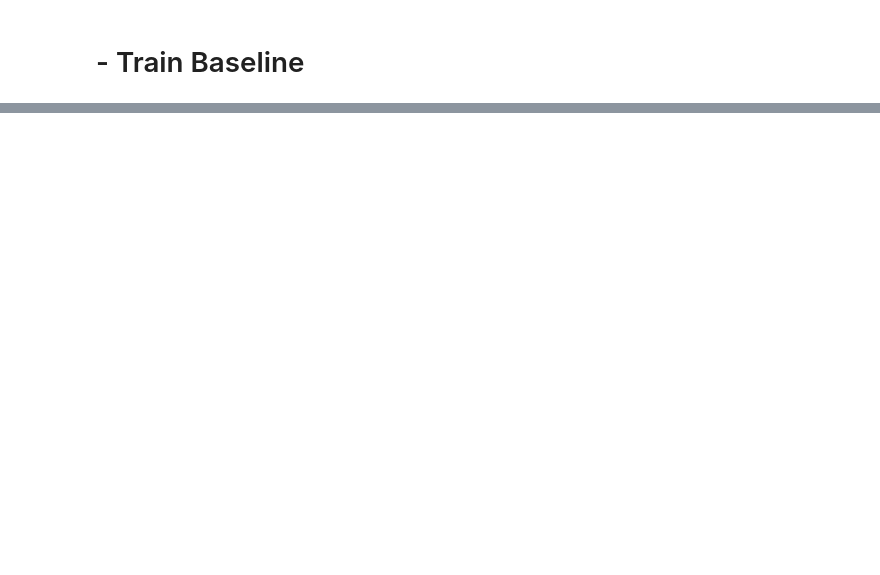
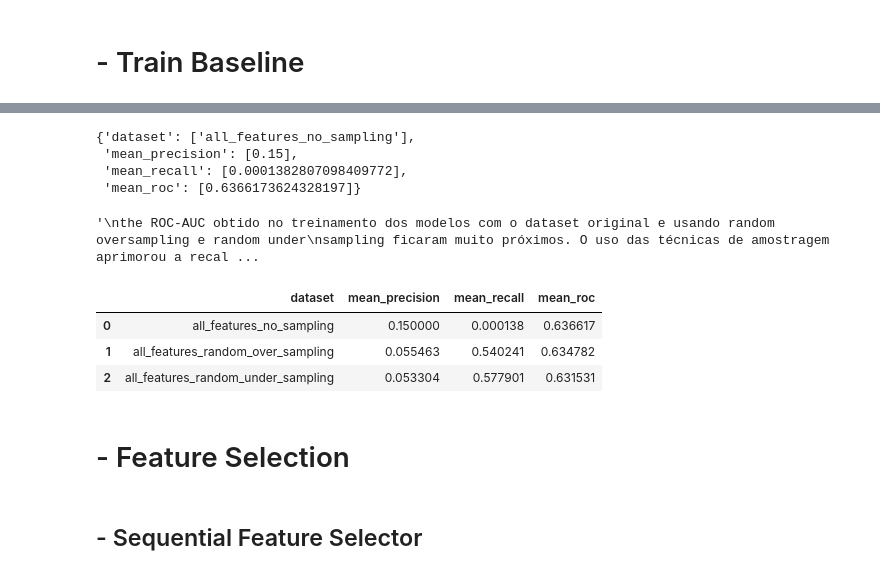
Before and after one commit to RodolfoPCruz/insurance-safe-driver-prediction, a Jupyter notebook: insurance_claim_prediction.ipynb, the cells around one changed output, grey strips where cells are left out. Saved outputs shown, nothing was run; the diff lists cells and outputs as text; code cells hidden in the pictures; blank space fills up the shorter version.

```diff
--- a/insurance_claim_prediction.ipynb
+++ b/insurance_claim_prediction.ipynb
@@ -1344,0 +1438,3 @@ NameError: name 'StratifiedKFold' is not defined
+# %%
+#Treinar modelos com dataset balanceado usado random undersampling
+results_random_under_sampling=train_baseline(x_pre_processed,y_train,models,RandomUnderSampler())
@@ -1344,0 +1461,34 @@ NameError: name 'StratifiedKFold' is not defined
+# %%
+#Calcular a média dos resultados obtidos com cross validation
+results_LGBM_brief=update_dictionary(results_no_sampling,'all_features_no_sampling')
+# %%
+results_LGBM_brief
+# %% [output]
+{'dataset': ['all_features_no_sampling'],
+ 'mean_precision': [0.15],
+ 'mean_recall': [0.0001382807098409772],
+ 'mean_roc': [0.6366173624328197]}
+# %%
+results_LGBM_brief=update_dictionary(results_random_over_sampling,'all_features_random_over_sampling',
+                                     results_LGBM_brief)
+# %%
+results_LGBM_brief=update_dictionary(results_random_under_sampling,'all_features_random_under_sampling'
+                                     ,results_LGBM_brief)
+# %%
+"""
+the ROC-AUC obtido no treinamento dos modelos com o dataset original e usando random oversampling e random under
+sampling ficaram muito próximos. O uso das técnicas de amostragem aprimorou a recall, mas a precisão degradou.
+"""
+# %% [output]
+'\nthe ROC-AUC obtido no treinamento dos modelos com o dataset original e usando random oversampling e random under\nsampling ficaram muito próximos. O uso das técnicas de amostragem aprimorou a recal ...
+# %%
+pd.DataFrame(results_LGBM_brief)
+# %% [output]
+|  | dataset | mean_precision | mean_recall | mean_roc |
+| 0 | all_features_no_sampling | 0.150000 | 0.000138 | 0.636617 |
+| 1 | all_features_random_over_sampling | 0.055463 | 0.540241 | 0.634782 |
+| 2 | all_features_random_under_sampling | 0.053304 | 0.577901 | 0.631531 |
+# %% [markdown]
+# - Feature Selection
+# %% [markdown]
+## - Sequential Feature Selector
```
Also changed, not shown: parts of 85 cells of this notebook, 1 other file.
